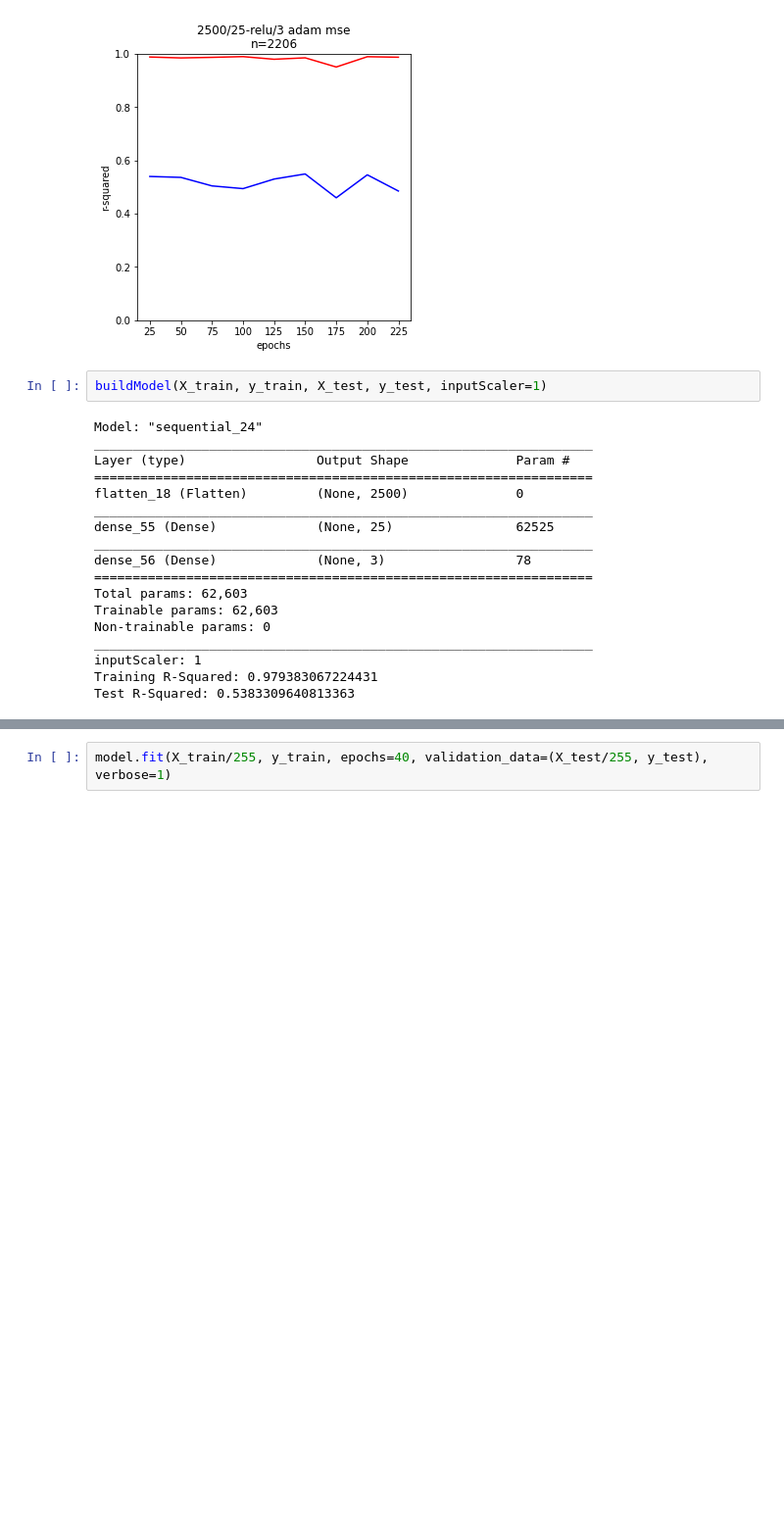
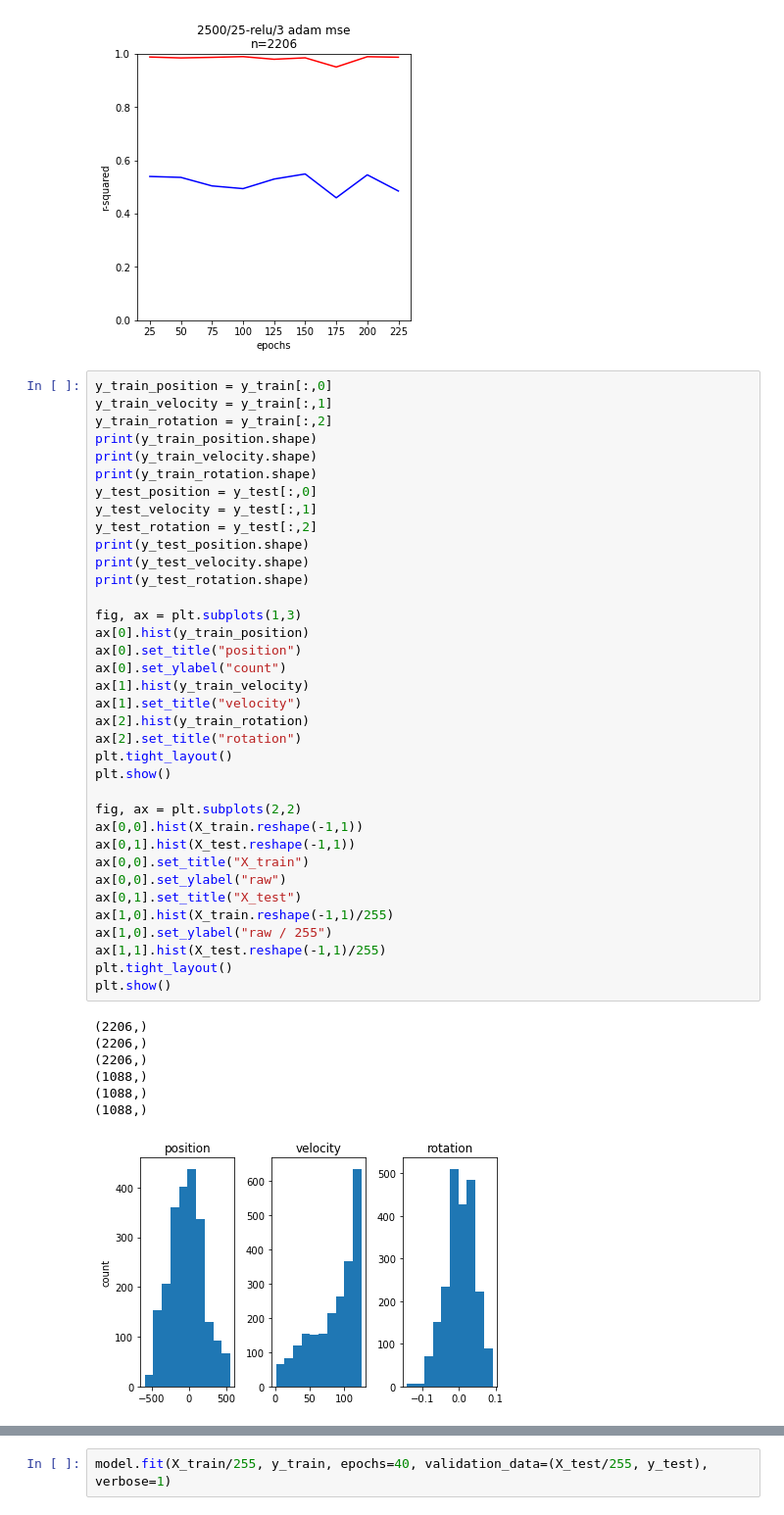
Before and after one commit to AndrewSamaha/MLRacer, a Jupyter notebook: cnn1.ipynb, the cells around one changed output, grey strips where cells are left out. Shown at 98% size. Drawn from its saved outputs; the diff is of its cells as text; blank space fills up the shorter version.

```diff
--- a/cnn1.ipynb
+++ b/cnn1.ipynb
@@ -153,22 +182,46 @@ plt.savefig("alpha.v2.png")
 # %% [output]
 [figure]
 # %%
-buildModel(X_train, y_train, X_test, y_test, inputScaler=1)
+y_train_position = y_train[:,0]
+y_train_velocity = y_train[:,1]
+y_train_rotation = y_train[:,2]
+print(y_train_position.shape)
+print(y_train_velocity.shape)
+print(y_train_rotation.shape)
+y_test_position = y_test[:,0]
+y_test_velocity = y_test[:,1]
+y_test_rotation = y_test[:,2]
+print(y_test_position.shape)
+print(y_test_velocity.shape)
+print(y_test_rotation.shape)
+
+fig, ax = plt.subplots(1,3)
+ax[0].hist(y_train_position)
+ax[0].set_title("position")
+ax[0].set_ylabel("count")
+ax[1].hist(y_train_velocity)
+ax[1].set_title("velocity")
+ax[2].hist(y_train_rotation)
+ax[2].set_title("rotation")
+plt.tight_layout()
+plt.show()
+
+fig, ax = plt.subplots(2,2)
+ax[0,0].hist(X_train.reshape(-1,1))
+ax[0,1].hist(X_test.reshape(-1,1))
+ax[0,0].set_title("X_train")
+ax[0,0].set_ylabel("raw")
+ax[0,1].set_title("X_test")
+ax[1,0].hist(X_train.reshape(-1,1)/255)
+ax[1,0].set_ylabel("raw / 255")
+ax[1,1].hist(X_test.reshape(-1,1)/255)
+plt.tight_layout()
+plt.show()
 # %% [output]
-Model: "sequential_24"
-_________________________________________________________________
-Layer (type)                 Output Shape              Param #
-=================================================================
-flatten_18 (Flatten)         (None, 2500)              0
-_________________________________________________________________
-dense_55 (Dense)             (None, 25)                62525
-_________________________________________________________________
-dense_56 (Dense)             (None, 3)                 78
-=================================================================
-Total params: 62,603
-Trainable params: 62,603
-Non-trainable params: 0
-_________________________________________________________________
-inputScaler: 1
-Training R-Squared: 0.979383067224431
-Test R-Squared: 0.5383309640813363
+(2206,)
+(2206,)
+(2206,)
+(1088,)
+(1088,)
+(1088,)
+[figure, added]
```
Also changed, not shown: parts of 3 cells of this notebook, 3 other files.
